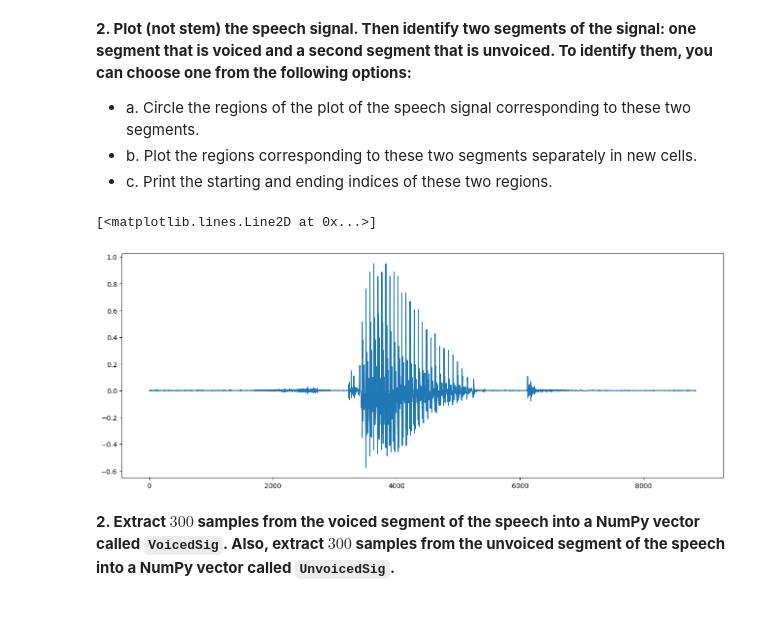
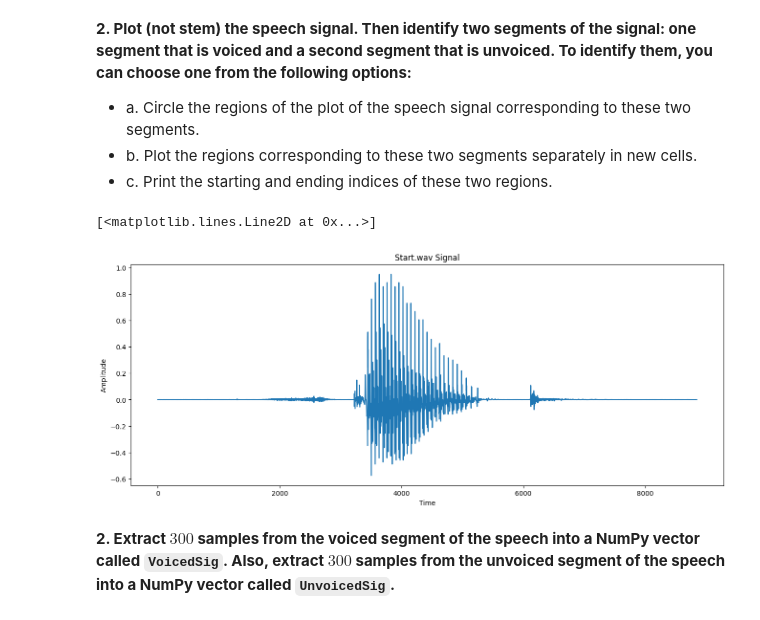
Before and after one commit to cdavin2/dsp_lab09a, a Jupyter notebook: lab09a_final_report.ipynb, the cells around one changed output. Saved outputs shown, nothing was run; the diff lists cells and outputs as text; code cells hidden in the pictures.

```diff
--- a/lab09a_final_report.ipynb
+++ b/lab09a_final_report.ipynb
@@ -59,10 +58,13 @@ start, fs = sf.read("Start.wav")
 # plt.rcParams['figure.figsize'] = (12, 6)
 # %%
 # insert your code here
+plt.title("Start.wav Signal")
+plt.ylabel("Amplitude")
+plt.xlabel("Time")
 plt.plot(start)
 # %% [output]
 [<matplotlib.lines.Line2D at 0x...>]
-[figure, old version]
+[figure, new version]
 # %%
 # make the plot not interactive
 %matplotlib inline
```
Also changed, not shown: parts of 32 cells of this notebook.
